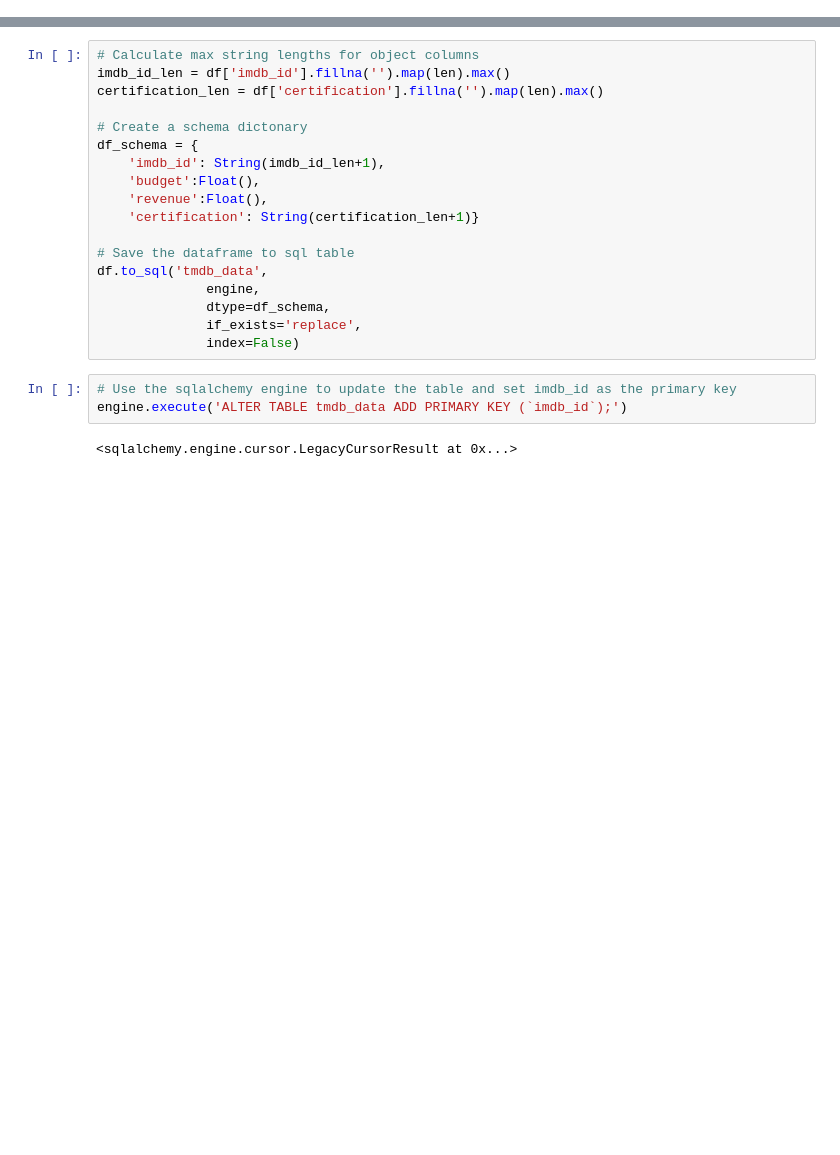
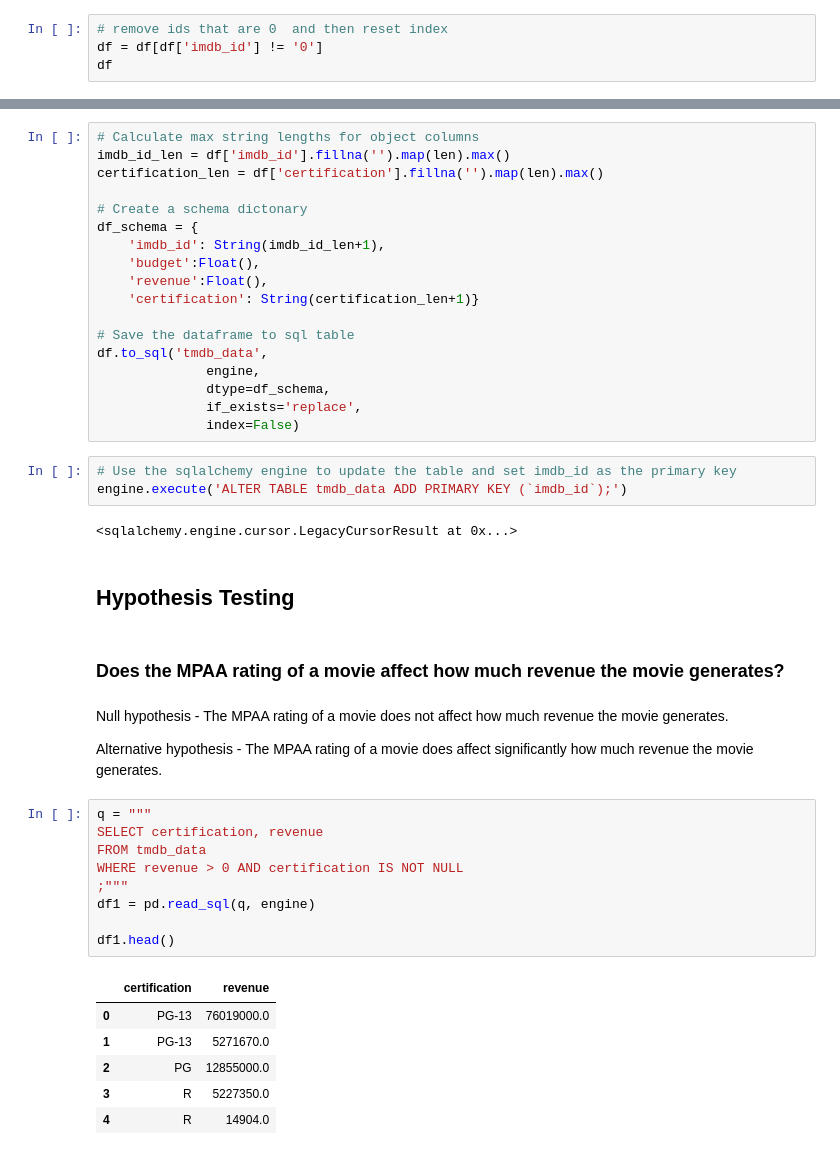
Before and after one commit to ChastityB/How-to-Make-The-Best-Movies, a Jupyter notebook: Part 4 - IMDB - How to Make The Best Movies - Hypothesis Testing.ipynb, the cells around one changed output, grey strips where cells are left out. Cells and saved outputs as stored; diff of their text form; blank space fills up the shorter version.

```diff
--- a/Part 4 - IMDB - How to Make The Best Movies - Hypothesis Testing.ipynb
+++ b/Part 4 - IMDB - How to Make The Best Movies - Hypothesis Testing.ipynb
@@ -64,3 +67,7 @@ df
 | 3513 | tt9900940 | 0.0 | /3jjWLg5bevWqReyVroYqxwVrH0k.jpg | NaN | 0.0 | [{'id': 80, 'name': 'Crime'}, {'i... | NaN | 861294.0 | ... |
 | 3514 | tt9907782 | 0.0 | /gRTYArznK1MLAq7opC1tYHnTwM3.jpg | NaN | 0.0 | [{'id': 27, 'name': 'Horror'}, {'... | NaN | 630392.0 | ... |
 61331 rows × 26 columns
+# %%
+# remove ids that are 0  and then reset index
+df = df[df['imdb_id'] != '0']
+df
@@ -153,3 +174,27 @@ df.to_sql('tmdb_data',
 engine.execute('ALTER TABLE tmdb_data ADD PRIMARY KEY (`imdb_id`);')
 # %% [output]
 <sqlalchemy.engine.cursor.LegacyCursorResult at 0x...>
+# %% [markdown]
+## Hypothesis Testing
+# %% [markdown]
+### Does the MPAA rating of a movie affect how much revenue the movie generates?
+# %% [markdown]
+Null hypothesis - The MPAA rating of a movie does not affect how much revenue the movie generates.
+
+Alternative hypothesis - The MPAA rating of a movie does affect significantly how much revenue the movie generates.
+# %%
+q = """
+SELECT certification, revenue
+FROM tmdb_data
+WHERE revenue > 0 AND certification IS NOT NULL
+;"""
+df1 = pd.read_sql(q, engine)
+
+df1.head()
+# %% [output]
+|  | certification | revenue |
+| 0 | PG-13 | 76019000.0 |
+| 1 | PG-13 | 5271670.0 |
+| 2 | PG | 12855000.0 |
+| 3 | R | 5227350.0 |
+| 4 | R | 14904.0 |
```
Also changed, not shown: parts of 23 cells of this notebook, 1 other file.
